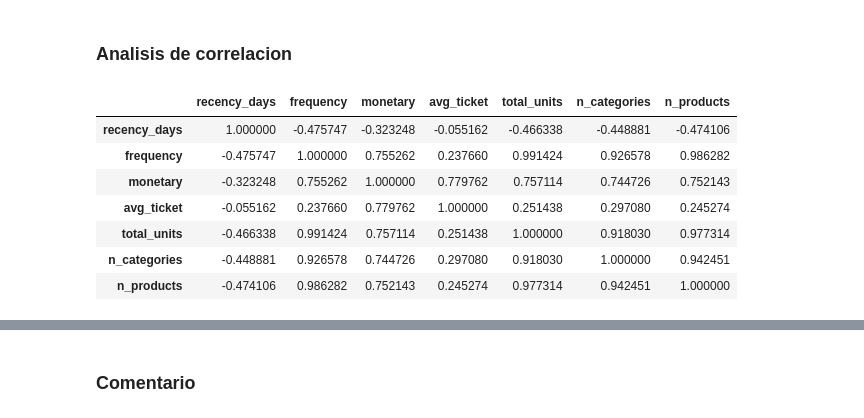
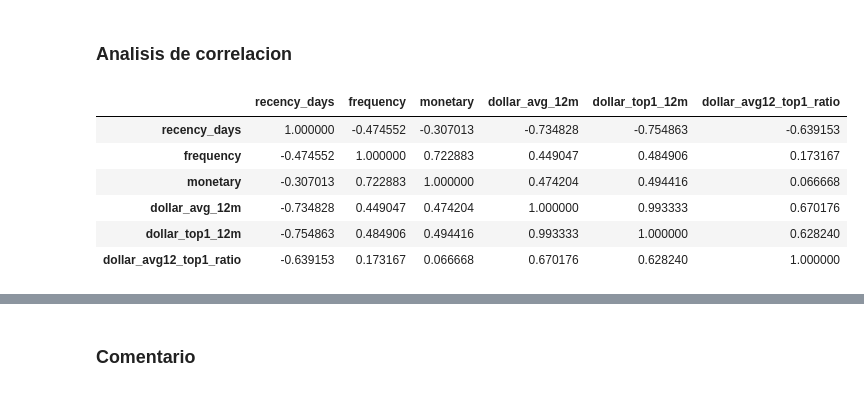
Before and after one commit to Th-msc-data-2026-ujav/Segmentacion-de-clientes-Samsung-SioW-SoW-y-Pow, a Jupyter notebook: segmentacion de clientes/segmentacion_clientes.ipynb, the cells around one changed output, grey strips where cells are left out. Cells and saved outputs as stored; diff of their text form; code cells hidden in the pictures.

```diff
--- a/segmentacion de clientes/segmentacion_clientes.ipynb
+++ b/segmentacion de clientes/segmentacion_clientes.ipynb
@@ -30,8 +30,8 @@ warnings.filterwarnings("ignore")
 # %% [markdown]
 ## Importacion de las bases de datos
 # %%
-purchases = pd.read_csv("../analisis exploratorio/amazon-purchases.csv")
-survey = pd.read_csv("../analisis exploratorio/survey2.csv")
+purchases = pd.read_csv("amazon-purchases.csv")
+survey = pd.read_csv("survey2.csv")
 # %%
 purchases.info(show_counts=True)
 # %% [output]
@@ -1024,0 +1205,13 @@ base_kmeans.shape
+# %%
+base = (
+    purchases_T1
+    .groupby("Survey ResponseID")
+    .agg(
+        recency_days=("Order Date", lambda x: (T1_END - x.max()).days),
+        frequency=("Order Date", "count"),
+        monetary=("amount", "sum"),
+    )
+    .reset_index()
+)
+
+base.shape
@@ -1034,8 +1284,8 @@ respetando la misma división de datos y evitando fuga de información.
 # %%
 train_ids = pd.read_csv("train_ids.csv")["response_id"].astype(str)
 
-base_train = base_kmeans[
-    base_kmeans["Survey ResponseID"].isin(train_ids)
+base_train = base[
+    base["Survey ResponseID"].isin(train_ids)
 ].copy()
 print(base_train.shape)
 base_train.head()
@@ -1071,25 +1306,23 @@ print(1876-1848)
 # %%
 cols_kmeans = [
     "recency_days",
     "frequency",
     "monetary",
-    "avg_ticket",
-    "total_units",
-    "n_categories",
-    "n_products"
+    "dollar_avg_12m",
+    "dollar_top1_12m",
+    "dollar_avg12_top1_ratio"
 ]
-
-corr = base_kmeans[cols_kmeans].corr(method="spearman")
+base_train = base_train.fillna(0)
+corr = base_train[cols_kmeans].corr(method="spearman")
 corr
 # %% [output]
-|  | recency_days | frequency | monetary | avg_ticket | total_units | n_categories | n_products |
-| recency_days | 1.000000 | -0.475747 | -0.323248 | -0.055162 | -0.466338 | -0.448881 | -0.474106 |
-| frequency | -0.475747 | 1.000000 | 0.755262 | 0.237660 | 0.991424 | 0.926578 | 0.986282 |
-| monetary | -0.323248 | 0.755262 | 1.000000 | 0.779762 | 0.757114 | 0.744726 | 0.752143 |
-| avg_ticket | -0.055162 | 0.237660 | 0.779762 | 1.000000 | 0.251438 | 0.297080 | 0.245274 |
-| total_units | -0.466338 | 0.991424 | 0.757114 | 0.251438 | 1.000000 | 0.918030 | 0.977314 |
-| n_categories | -0.448881 | 0.926578 | 0.744726 | 0.297080 | 0.918030 | 1.000000 | 0.942451 |
-| n_products | -0.474106 | 0.986282 | 0.752143 | 0.245274 | 0.977314 | 0.942451 | 1.000000 |
+|  | recency_days | frequency | monetary | dollar_avg_12m | dollar_top1_12m | dollar_avg12_top1_ratio |
+| recency_days | 1.000000 | -0.474552 | -0.307013 | -0.734828 | -0.754863 | -0.639153 |
+| frequency | -0.474552 | 1.000000 | 0.722883 | 0.449047 | 0.484906 | 0.173167 |
+| monetary | -0.307013 | 0.722883 | 1.000000 | 0.474204 | 0.494416 | 0.066668 |
+| dollar_avg_12m | -0.734828 | 0.449047 | 0.474204 | 1.000000 | 0.993333 | 0.670176 |
+| dollar_top1_12m | -0.754863 | 0.484906 | 0.494416 | 0.993333 | 1.000000 | 0.628240 |
+| dollar_avg12_top1_ratio | -0.639153 | 0.173167 | 0.066668 | 0.670176 | 0.628240 | 1.000000 |
 # %%
 import seaborn as sns
 import matplotlib.pyplot as plt
```
Also changed, not shown: parts of 63 cells of this notebook, 2 other files.
